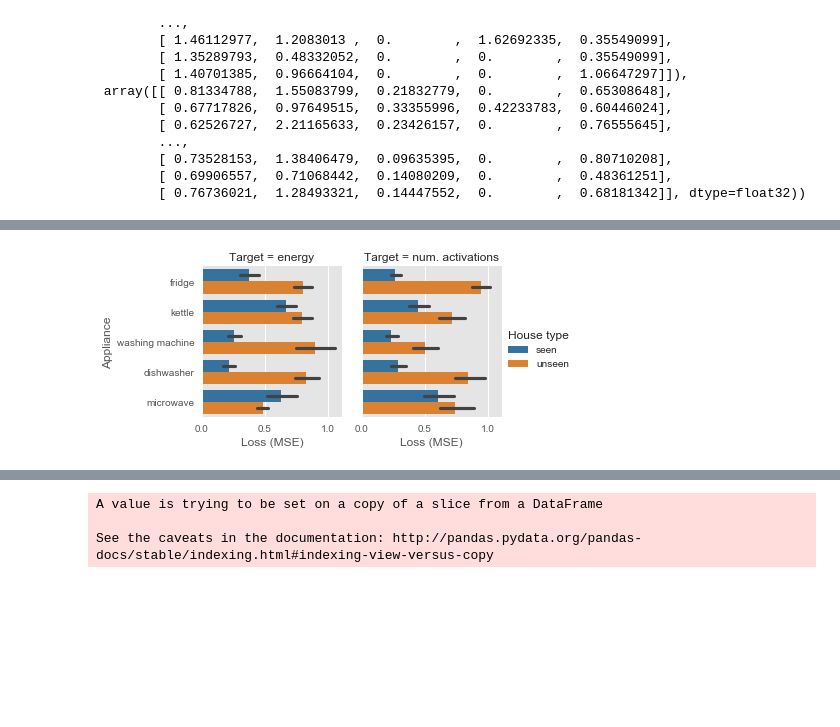
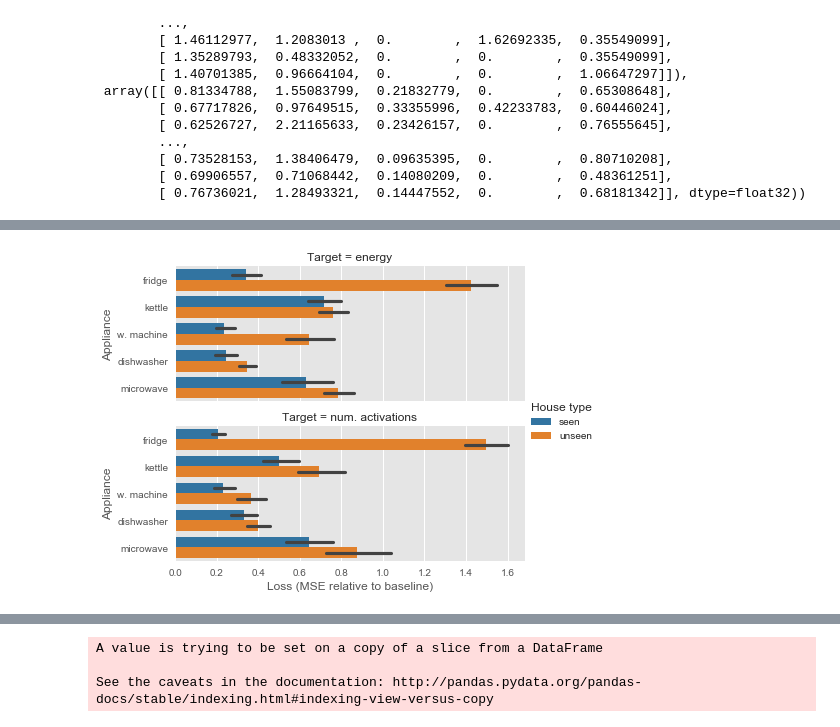
Before and after one commit to sipolac/thesis, a Jupyter notebook: py/build_models.ipynb, the cells around one changed output, grey strips where cells are left out. Drawn from its saved outputs; the diff is of its cells as text; code cells hidden in the pictures; blank space fills up the shorter version.

Commit message:
Fix MSE calculation relative to baseline

```diff
--- a/py/build_models.ipynb
+++ b/py/build_models.ipynb
@@ -748,6 +759,6 @@ Y_df.tail()
 # %%
-alpha = 0.75  # amount of weight to put on having low errors vs. having high energy.
-min_energy = 0.5  # minimum amount of energy *all* appliances need to use to be included; this is a scaled number, 0 to ~8 for most appliances
+alpha = 0.5  # amount of weight to put on having low errors vs. having high energy.
+min_energy = 0.25  # minimum amount of energy *all* appliances need to use to be included; this is a scaled number, 0 to ~8 for most appliances
 
 Y_wide = {}
 for target_type in TARGET_TYPES:
@@ -769,7 +780,7 @@ pred_scores = pred_scores_activations + pred_scores_energy  # this is negative:
 high_energy_scores = np.sqrt(Y_wide['energy']['Y']).mean(axis=1)
 
 # Only keep house/date combos where all appliances were used quite a bit.
-all_used = (Y_wide['energy']['Y'] > min_energy).all(axis=1)
+all_used = (Y_wide['energy']['Y'] >= min_energy).all(axis=1)
 
 # Determine best observations: lots of energy was used and predictions were accurate.
 
@@ -777,11 +788,14 @@ score = (1-alpha)*StandardScaler().fit_transform(high_energy_scores.values.resha
 score += alpha*StandardScaler().fit_transform(pred_scores.values.reshape(-1,1))
 obs_scores = pd.DataFrame({
     'obs': range(len(high_energy_scores.values)),
-    'score': score.ravel()
+    'score': score.ravel(),
+    'house': all_data['test_unseen']['x_house']
 })
 
 obs_scores = obs_scores.loc[all_used]
 obs_scores.sort_values('score', ascending=False, inplace=True)
 print 'number of obs: {}'.format(obs_scores.shape[0])
-obs_scores.iloc[:10]
+obs_scores.iloc[:10]  # show first 10 obs
+obs_scores.groupby('house').count()  # show count by house
+obs_scores.loc[obs_scores['house']==15]  # show obs of specific house
 # %% [output]
@@ -826,0 +812,4 @@ datetime.timedelta(0, 21600)
+# %%
+flatten = lambda l: [item for sublist in l for item in sublist]
+
+flatten([[1,2], [3,4]])
@@ -966,15 +1082,13 @@ preds[target_type][app_names_to_plot_name(APP_NAMES)][split_type][trans_idx]
 # %%
 # Performance metrics for all apps ONLY
 
-trans = True  # transform/standardize?
 # figsize = (6,3)
-size = 3  # fig height
-aspect = 1  # aspect * size = fig width
-saturation = 0.7
-palette=np.array(sns.color_palette('tab10', 10))[[0,1]]
+size = 2.5  # fig height
+aspect = 2.5  # aspect * size = fig width
+saturation = 0.75
+palette=np.array(sns.color_palette('tab10', 10))[[0,1,2]]
 ci = 95  # confidence interval
-
-trans_idx = int(trans)
+loss_col = 'Loss (MSE relative to baseline)'
 
 # Calculate test error for seen vs. unseen.
 mse_df = []
@@ -982,10 +1096,21 @@ for target_type in TARGET_TYPES:
     for app_names in APP_NAMES:
         app_names = app_names_to_plot_name(app_names)
         for split_type in ['test_seen', 'test_unseen']:
-            y, y_hat = preds[target_type][app_names][split_type][trans_idx]
-            mse_df_this = pd.DataFrame.from_dict({'Loss (MSE)': calc_loss(y, y_hat, 'mse')[0].ravel()})
+
+            # Y, Y_hat = preds[target_type][app_name]['test_unseen'][0]
+            # Y = Y / Y_baseline_std
+            # Y_hat = Y_hat / Y_baseline_std
+            y, y_hat = preds[target_type][app_names][split_type][0]
+            mse_df_this = pd.DataFrame.from_dict({loss_col: calc_loss(y, y_hat, 'mse')[0].ravel()})
+
+            # Standardize as vs. baseline.
+            app_idx = [APP_NAMES.index(app_names)]
+            Y_key = 'Y1' if target_type=='energy' else 'Y2'
+            Y_baseline = np.mean(all_data['real_train'][Y_key][:,app_idx]) * np.ones_like(y)
+            mse_df_this[loss_col] /= calc_loss(y, Y_baseline, 'mse')[1]
+
             mse_df_this['Target'] = 'energy' if target_type=='energy' else 'num. activations'
-            mse_df_this['Appliance'] = app_names
+            mse_df_this['Appliance'] = 'w. machine' if app_names=='washing machine' else app_names
             mse_df_this['House type'] = 'seen' if split_type=='test_seen' else 'unseen'
             mse_df_this['Model type'] = 'single-target'
             mse_df.append(mse_df_this)
@@ -993,52 +1118,67 @@ for target_type in TARGET_TYPES:
 # Calculate test error for all appliances vs. individual appliances.
 for target_type in TARGET_TYPES:
     for split_type in ['test_seen', 'test_unseen']:
-        y, y_hat = preds[target_type][app_names_to_plot_name(APP_NAMES)][split_type][trans_idx]
-        for app_ix, app_names in enumerate(APP_NAMES):
-            mse_df_this = pd.DataFrame.from_dict({'Loss (MSE)': calc_loss(y, y_hat, 'mse')[0][:,app_ix].ravel()})
+        y, y_hat = preds[target_type][app_names_to_plot_name(APP_NAMES)][split_type][0]
+        for app_idx, app_names in enumerate(APP_NAMES):
+
+            mse_df_this = pd.DataFrame.from_dict({loss_col: calc_loss(y, y_hat, 'mse')[0][:,app_idx].ravel()})
+
+            # Standardize as vs. baseline.
+            Y_key = 'Y1' if target_type=='energy' else 'Y2'
+            Y_baseline = [np.mean(all_data['real_train'][Y_key][:,app_idx])] * y.shape[0]
+            mse_df_this[loss_col] /= calc_loss(y[:,app_idx], Y_baseline, 'mse')[1]
+
+            # if app_idx==1:
+            #     # print mse_df_this
+            #     print app_idx
+            #     raise ValueError
+
+            # print '{} - {}\t{}\t{}'.format(np.mean(mse_df_this[loss_col]), target_type, split_type, app_names)
+
             mse_df_this['Target'] = 'energy' if target_type=='energy' else 'num. activations'
-            mse_df_this['Appliance'] = app_names
+            mse_df_this['Appliance'] = 'w. machine' if app_names=='washing machine' else app_names
             mse_df_this['House type'] = 'seen' if split_type=='test_seen' else 'unseen'
             mse_df_this['Model type'] = 'multi-target'
             mse_df.append(mse_df_this)
+
 mse_df = pd.concat(mse_df)
 
 # Make plot for test error for seen vs. unseen.
 sns.factorplot(
-    x='Loss (MSE)',
+    x=loss_col,
     y='Appliance',
     hue='House type',
-    col='Target',
+    row='Target',
     kind='bar',
     data=mse_df.loc[mse_df['Model type']=='single-target'],
     palette=palette,
     size=size,
     aspect=aspect,
     saturation=saturation,
     ci=ci
 )
 # fig.tight_layout()
 makedirs2(dir_run)
 plt.savefig(os.path.join(dir_run, 'eval_barchart_split.pdf'))
 plt.show()
 
 # Make plot for test error for all appliances vs. individual appliances.
 sns.factorplot(
-    x='Loss (MSE)',
+    x=loss_col,
     y='Appliance',
     hue='Model type',
-    col='Target',
+    row='Target',
     kind='bar',
-    data=mse_df.loc[(mse_df['House type']=='unseen') & (mse_df['Appliance'].isin(APP_NAMES))],
-    palette=palette,
+    data=mse_df.loc[(mse_df['House type']=='unseen')],
+    palette=palette[1:],
     size=size,
     aspect=aspect,
     saturation=saturation,
     ci=ci
 )
 # fig.tight_layout()
 makedirs2(dir_run)
 plt.savefig(os.path.join(dir_run, 'eval_barchart_model.pdf'))
 plt.show()
 # %% [output]
-[figure, old version]
+[figure, new version]
```
Also changed, not shown: parts of 27 cells of this notebook, 1 other file.
